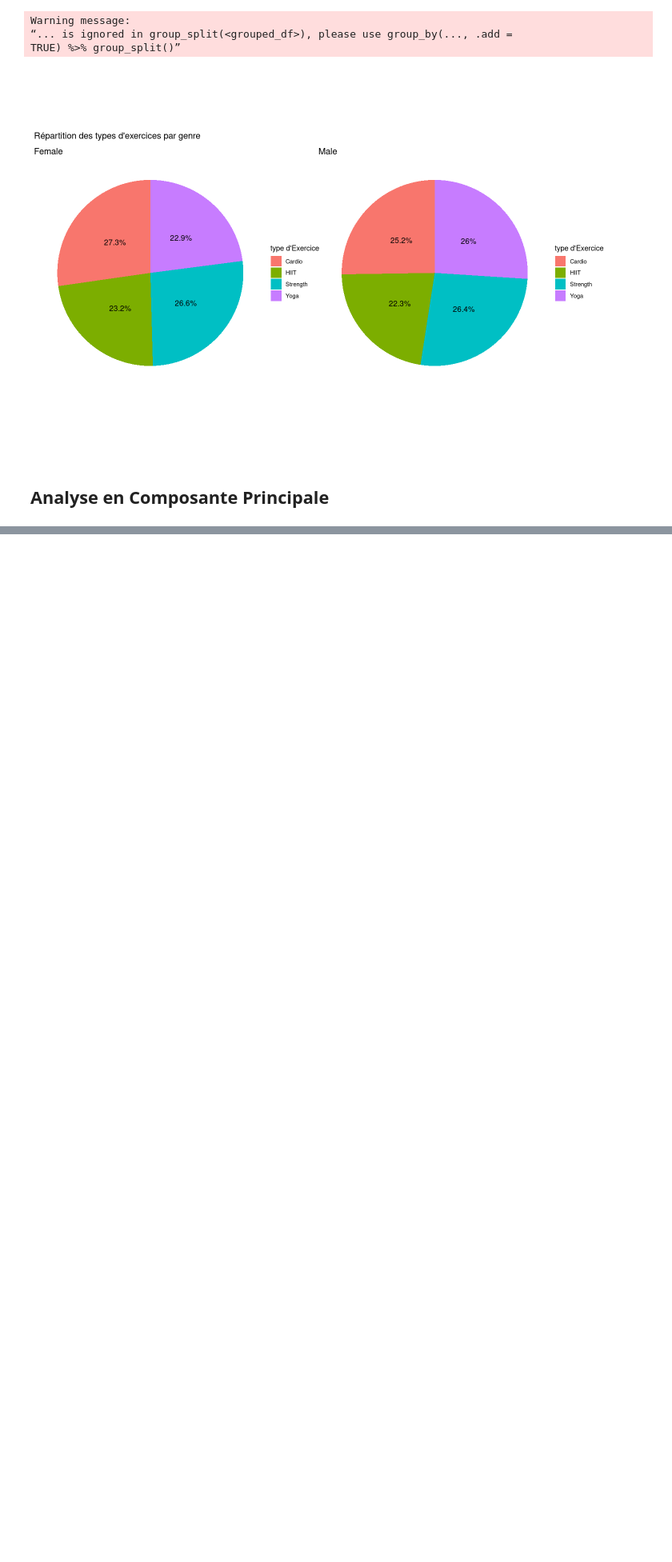
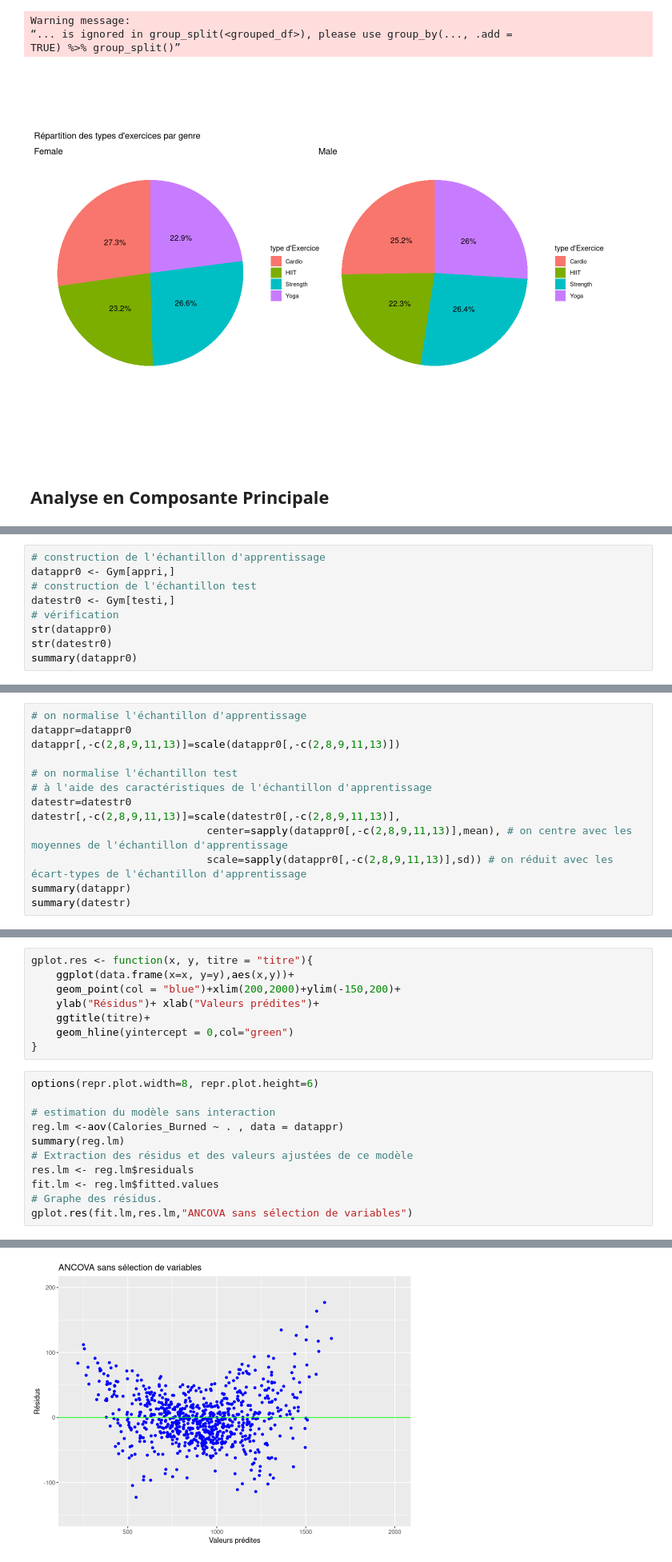
Before and after one commit to albanevergnes/projetML, a Jupyter notebook: Projet.ipynb, the cells around one changed output, grey strips where cells are left out. Shown at 80% size. Drawn from its saved outputs; the diff is of its cells as text; blank space fills up the shorter version.

```diff
--- a/Projet.ipynb
+++ b/Projet.ipynb
@@ -334,0 +345,9 @@ fviz_pca_ind(acp, label="none", habillage=Gym$Experience_Level, axes=c(1,3))
+# %%
+# construction de l'échantillon d'apprentissage
+datappr0 <- Gym[appri,]
+# construction de l'échantillon test
+datestr0 <- Gym[testi,]
+# vérification
+str(datappr0)
+str(datestr0)
+summary(datappr0)
@@ -334,0 +389,13 @@ fviz_pca_ind(acp, label="none", habillage=Gym$Experience_Level, axes=c(1,3))
+# %%
+# on normalise l'échantillon d'apprentissage
+datappr=datappr0
+datappr[,-c(2,8,9,11,13)]=scale(datappr0[,-c(2,8,9,11,13)])
+
+# on normalise l'échantillon test
+# à l'aide des caractéristiques de l'échantillon d'apprentissage
+datestr=datestr0
+datestr[,-c(2,8,9,11,13)]=scale(datestr0[,-c(2,8,9,11,13)],
+                            center=sapply(datappr0[,-c(2,8,9,11,13)],mean), # on centre avec les moyennes de l'échantillon d'apprentissage
+                            scale=sapply(datappr0[,-c(2,8,9,11,13)],sd)) # on réduit avec les écart-types de l'échantillon d'apprentissage
+summary(datappr)
+summary(datestr)
@@ -334,0 +437,20 @@ fviz_pca_ind(acp, label="none", habillage=Gym$Experience_Level, axes=c(1,3))
+# %%
+gplot.res <- function(x, y, titre = "titre"){
+    ggplot(data.frame(x=x, y=y),aes(x,y))+
+    geom_point(col = "blue")+xlim(200,2000)+ylim(-150,200)+
+    ylab("Résidus")+ xlab("Valeurs prédites")+
+    ggtitle(titre)+
+    geom_hline(yintercept = 0,col="green")
+}
+# %%
+options(repr.plot.width=8, repr.plot.height=6)
+
+# estimation du modèle sans interaction
+reg.lm <-aov(Calories_Burned ~ . , data = datappr)
+summary(reg.lm)
+# Extraction des résidus et des valeurs ajustées de ce modèle
+res.lm <- reg.lm$residuals
+fit.lm <- reg.lm$fitted.values
+# Graphe des résidus.
+gplot.res(fit.lm,res.lm,"ANCOVA sans sélection de variables")
+# %% [output]
@@ -334,0 +475 @@ fviz_pca_ind(acp, label="none", habillage=Gym$Experience_Level, axes=c(1,3))
+[figure, added]
```
Also changed, not shown: parts of 16 cells of this notebook.
